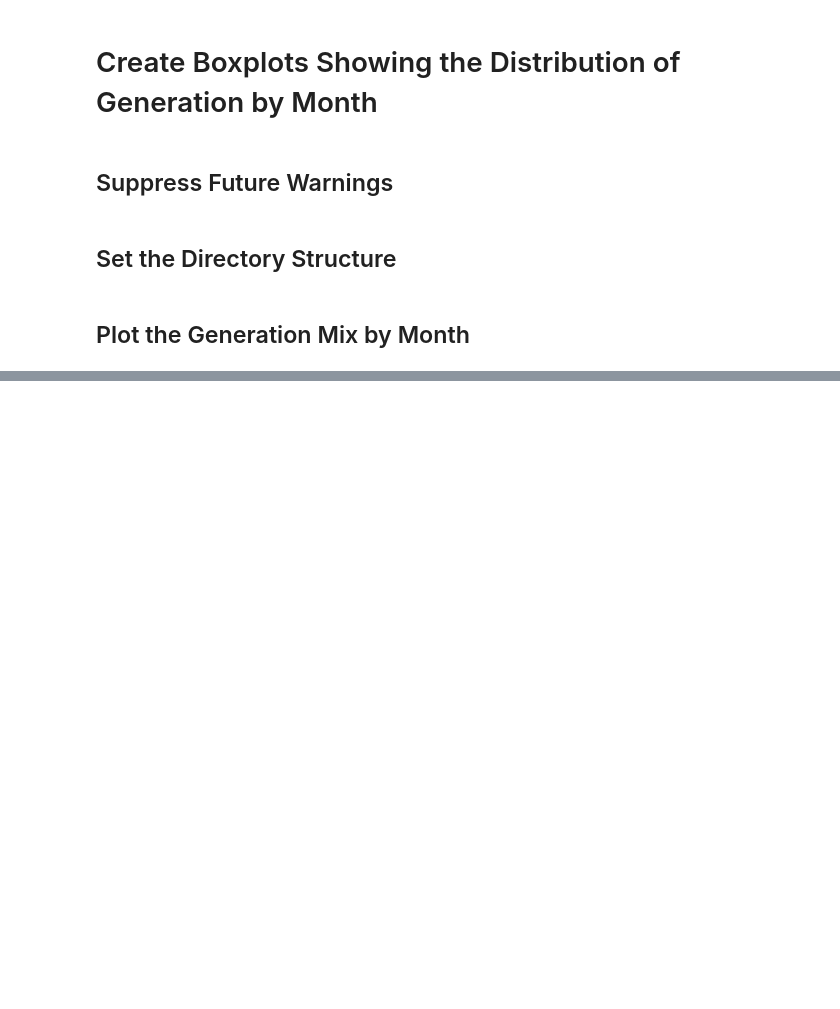
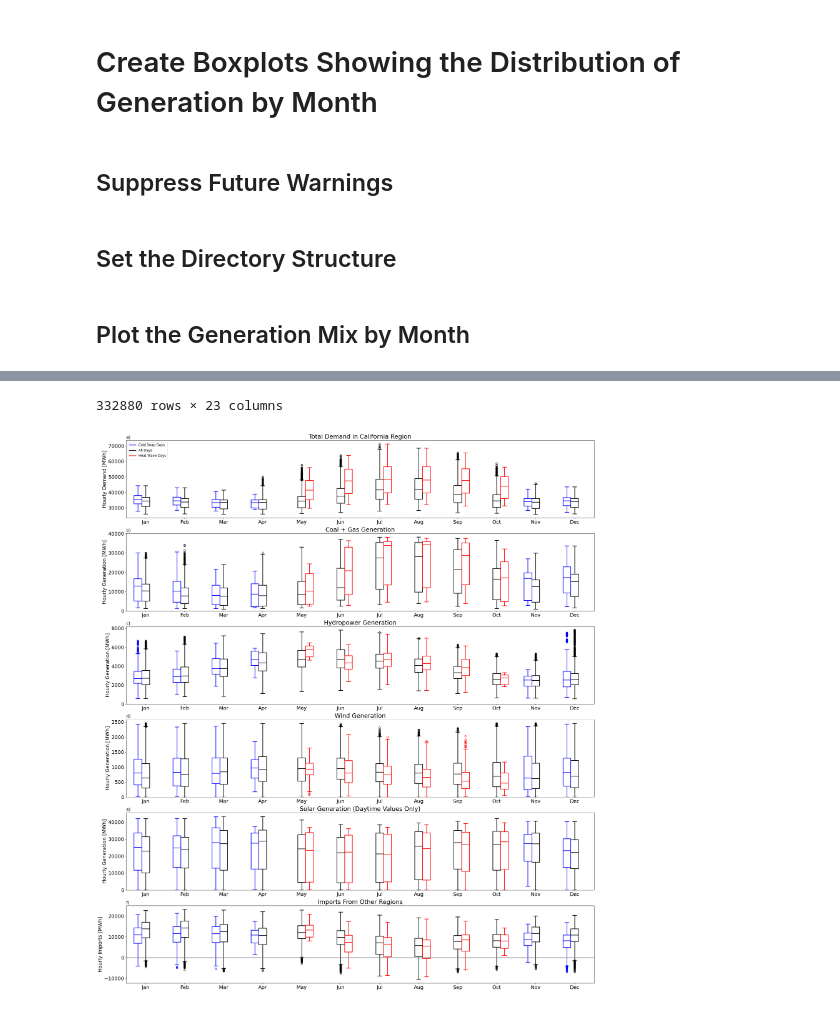
Before and after one commit to cdburley/burleyson-etal_2026_tbd, a Jupyter notebook: notebooks/plot_annual_generation.ipynb, the cells around one changed output, grey strips where cells are left out. Drawn from its saved outputs; the diff is of its cells as text; code cells hidden in the pictures; blank space fills up the shorter version.

```diff
--- a/notebooks/plot_annual_generation.ipynb
+++ b/notebooks/plot_annual_generation.ipynb
@@ -31,6 +31,12 @@ def plot_generation_mix(region: str, hw_cs_data_dir: str, integrated_time_series
        region_name = 'California'
     if region == 'GB':
        region_name = 'Great Basin'
+    if region == 'PNW':
+       region_name = 'Pacific Northwest'
+    if region == 'RM':
+       region_name = 'Rocky Mountains'
+    if region == 'SW':
+       region_name = 'Southwest'
 
     # Read in the heat wave event library and subset to just the region being plotted:
     hw_df = pd.read_csv((hw_cs_data_dir + 'hw_library_expanded.csv'))
@@ -247,6 +253,7 @@ output_df = plot_generation_mix(region = 'CA',
                                 integrated_time_series_data_input_dir = integrated_time_series_data_input_dir,
                                 image_output_dir = image_output_dir,
                                 image_resolution = 150,
-                                save_images = True)
+                                save_images = False)
 
-# output_df
+output_df
+# %% [output]
@@ -252,0 +272,2 @@ output_df = plot_generation_mix(region = 'CA',
+332880 rows × 23 columns
+[figure, added]
```
Also changed, not shown: parts of 2 cells of this notebook, 7 other files.
